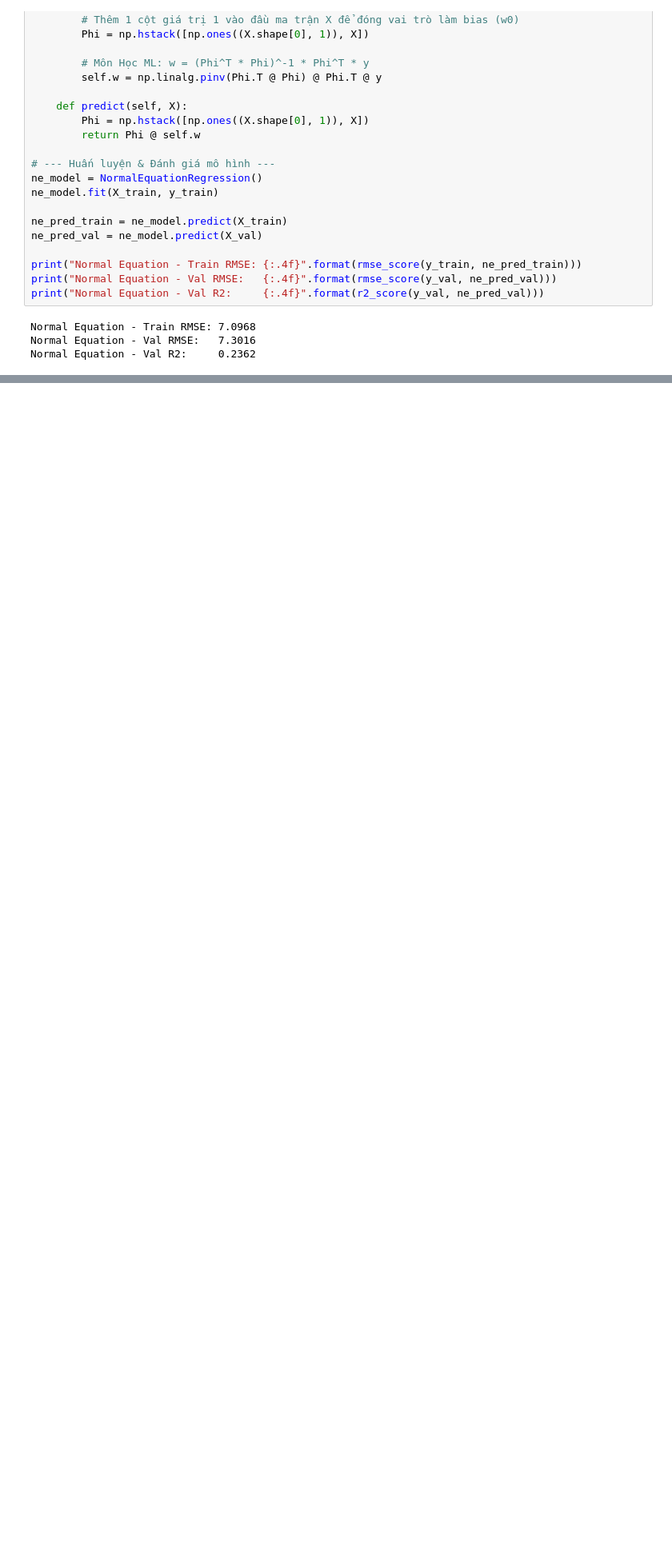
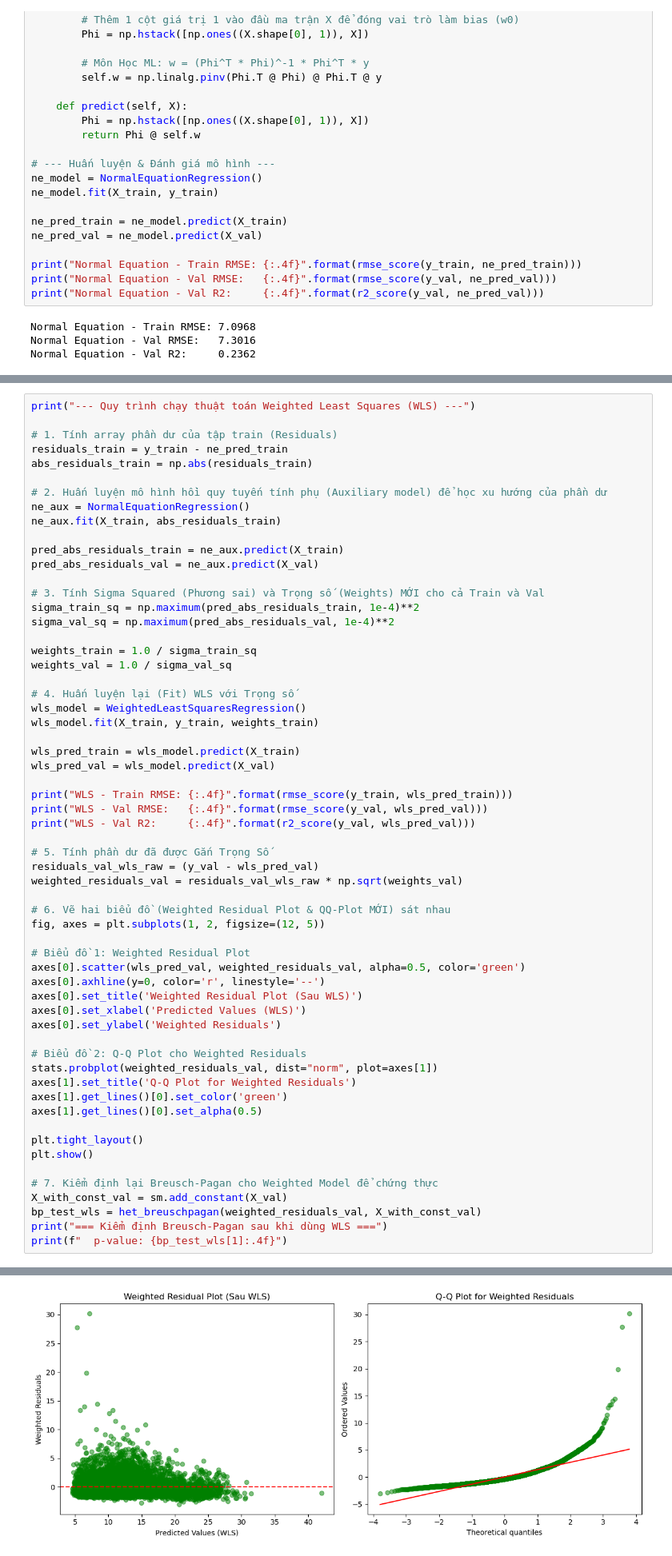
Before and after one commit to conluoi123/Machine-Learning---Project-1-, a Jupyter notebook: code/Part1_Regression/models.ipynb, the cells around one changed output, grey strips where cells are left out. Shown at 80% size. Saved outputs shown, nothing was run; the diff lists cells and outputs as text; blank space fills up the shorter version.

```diff
--- a/code/Part1_Regression/models.ipynb
+++ b/code/Part1_Regression/models.ipynb
@@ -163,0 +287,61 @@ plt.show()
+# %%
+print("--- Quy trình chạy thuật toán Weighted Least Squares (WLS) ---")
+
+# 1. Tính array phần dư của tập train (Residuals)
+residuals_train = y_train - ne_pred_train
+abs_residuals_train = np.abs(residuals_train)
+
+# 2. Huấn luyện mô hình hồi quy tuyến tính phụ (Auxiliary model) để học xu hướng của phần dư
+ne_aux = NormalEquationRegression()
+ne_aux.fit(X_train, abs_residuals_train)
+
+pred_abs_residuals_train = ne_aux.predict(X_train)
+pred_abs_residuals_val = ne_aux.predict(X_val)
+
+# 3. Tính Sigma Squared (Phương sai) và Trọng số (Weights) MỚI cho cả Train và Val
+sigma_train_sq = np.maximum(pred_abs_residuals_train, 1e-4)**2
+sigma_val_sq = np.maximum(pred_abs_residuals_val, 1e-4)**2
+
+weights_train = 1.0 / sigma_train_sq
+weights_val = 1.0 / sigma_val_sq
+
+# 4. Huấn luyện lại (Fit) WLS với Trọng số
+wls_model = WeightedLeastSquaresRegression()
+wls_model.fit(X_train, y_train, weights_train)
+
+wls_pred_train = wls_model.predict(X_train)
+wls_pred_val = wls_model.predict(X_val)
+
+print("WLS - Train RMSE: {:.4f}".format(rmse_score(y_train, wls_pred_train)))
+print("WLS - Val RMSE:   {:.4f}".format(rmse_score(y_val, wls_pred_val)))
+print("WLS - Val R2:     {:.4f}".format(r2_score(y_val, wls_pred_val)))
+
+# 5. Tính phần dư đã được Gắn Trọng Số
+residuals_val_wls_raw = (y_val - wls_pred_val)
+weighted_residuals_val = residuals_val_wls_raw * np.sqrt(weights_val)
+
+# 6. Vẽ hai biểu đồ (Weighted Residual Plot & QQ-Plot MỚI) sát nhau
+fig, axes = plt.subplots(1, 2, figsize=(12, 5))
+
+# Biểu đồ 1: Weighted Residual Plot
+axes[0].scatter(wls_pred_val, weighted_residuals_val, alpha=0.5, color='green')
+axes[0].axhline(y=0, color='r', linestyle='--')
+axes[0].set_title('Weighted Residual Plot (Sau WLS)')
+axes[0].set_xlabel('Predicted Values (WLS)')
+axes[0].set_ylabel('Weighted Residuals')
+
+# Biểu đồ 2: Q-Q Plot cho Weighted Residuals
+stats.probplot(weighted_residuals_val, dist="norm", plot=axes[1])
+axes[1].set_title('Q-Q Plot for Weighted Residuals')
+axes[1].get_lines()[0].set_color('green')
+axes[1].get_lines()[0].set_alpha(0.5)
+
+plt.tight_layout()
+plt.show()
+
+# 7. Kiểm định lại Breusch-Pagan cho Weighted Model để chứng thực
+X_with_const_val = sm.add_constant(X_val)
+bp_test_wls = het_breuschpagan(weighted_residuals_val, X_with_const_val)
+print("=== Kiểm định Breusch-Pagan sau khi dùng WLS ===")
+print(f"  p-value: {bp_test_wls[1]:.4f}")
+# %% [output]
@@ -163,0 +352 @@ plt.show()
+[figure, added]
```
Also changed, not shown: parts of 29 cells of this notebook.
